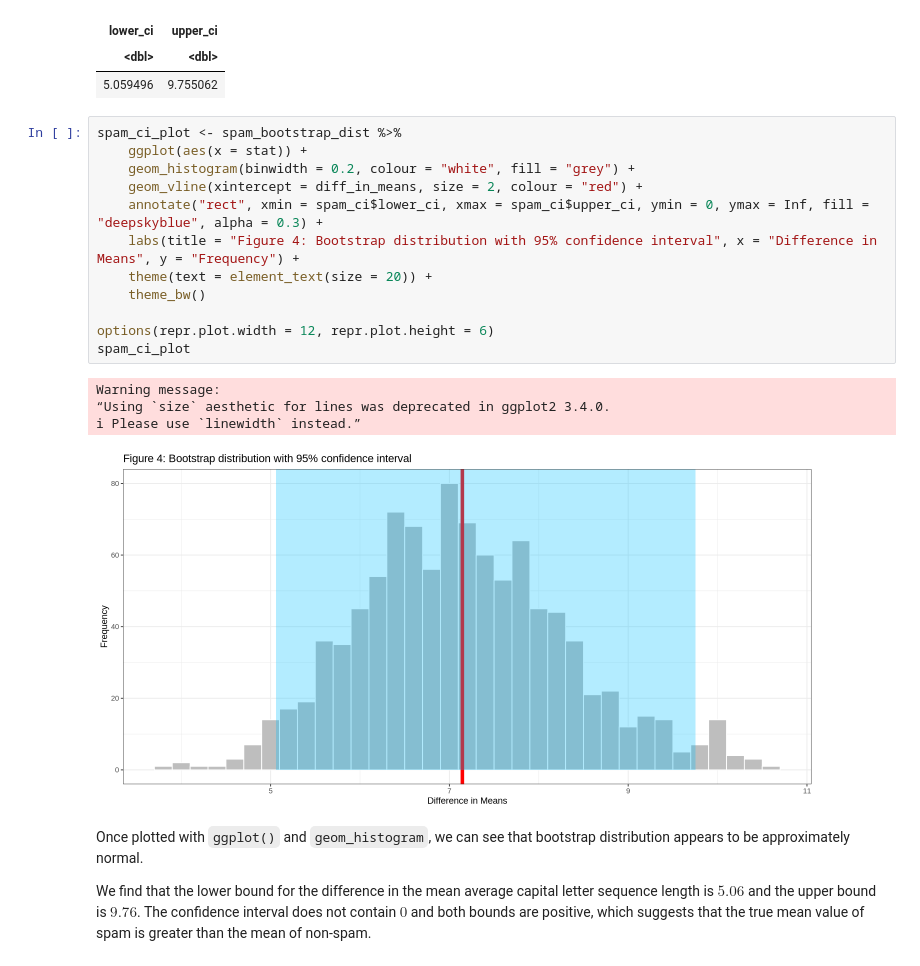
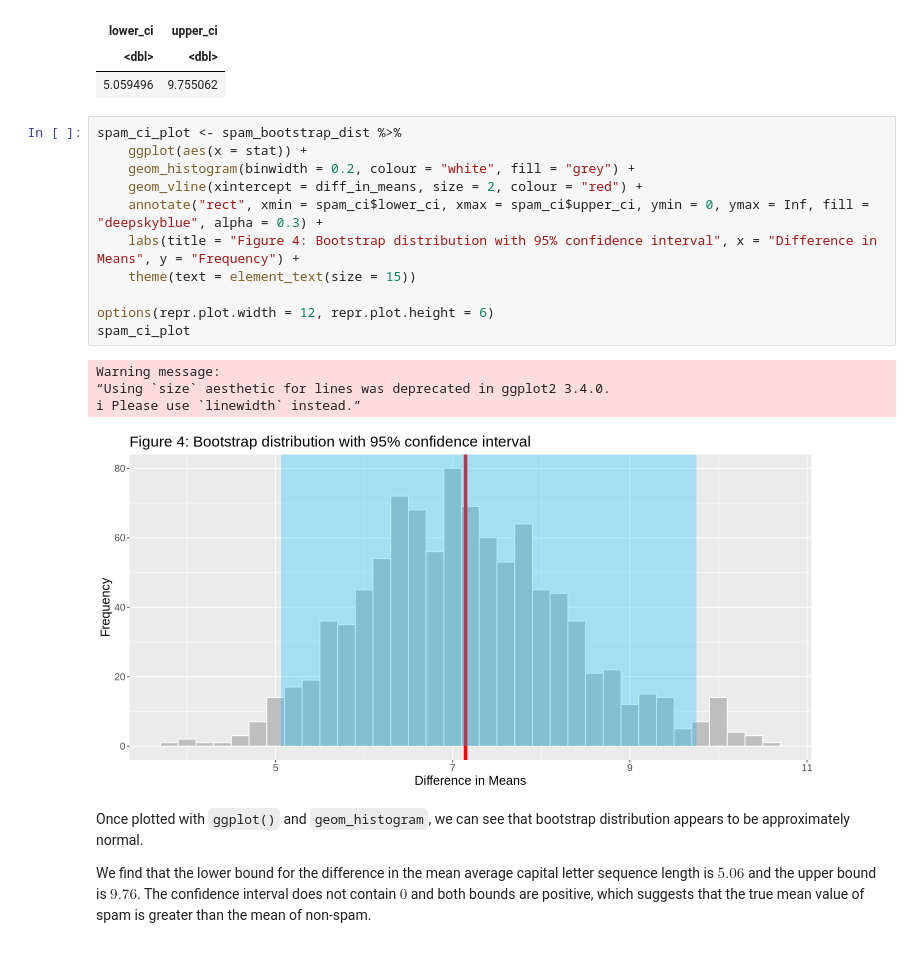
Before and after one commit to rchanpra/stat-201-project, a Jupyter notebook: project.ipynb, the cells around one changed output. Saved outputs shown, nothing was run; the diff lists cells and outputs as text.

```diff
--- a/project.ipynb
+++ b/project.ipynb
@@ -220,20 +220,19 @@ A tibble: 1 × 2
 # %%
 spam_ci_plot <- spam_bootstrap_dist %>%
     ggplot(aes(x = stat)) +
     geom_histogram(binwidth = 0.2, colour = "white", fill = "grey") +
     geom_vline(xintercept = diff_in_means, size = 2, colour = "red") +
     annotate("rect", xmin = spam_ci$lower_ci, xmax = spam_ci$upper_ci, ymin = 0, ymax = Inf, fill = "deepskyblue", alpha = 0.3) +
     labs(title = "Figure 4: Bootstrap distribution with 95% confidence interval", x = "Difference in Means", y = "Frequency") +
-    theme(text = element_text(size = 20)) +
-    theme_bw()
+    theme(text = element_text(size = 15))
 
 options(repr.plot.width = 12, repr.plot.height = 6)
 spam_ci_plot
 # %% [output]
 Warning message:
 “Using `size` aesthetic for lines was deprecated in ggplot2 3.4.0.
 ℹ Please use `linewidth` instead.”
-[figure, old version]
+[figure, new version]
 # %% [markdown]
 Once plotted with `ggplot()` and `geom_histogram`, we can see that bootstrap distribution appears to be approximately normal.
 
```
Also changed, not shown: 1 other file.
